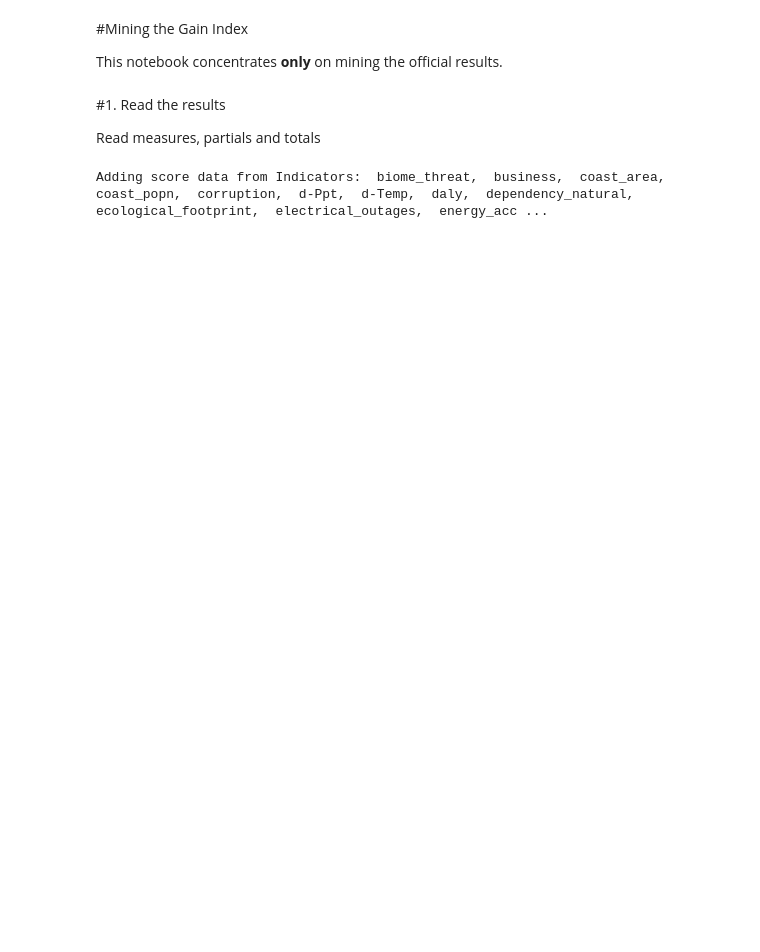
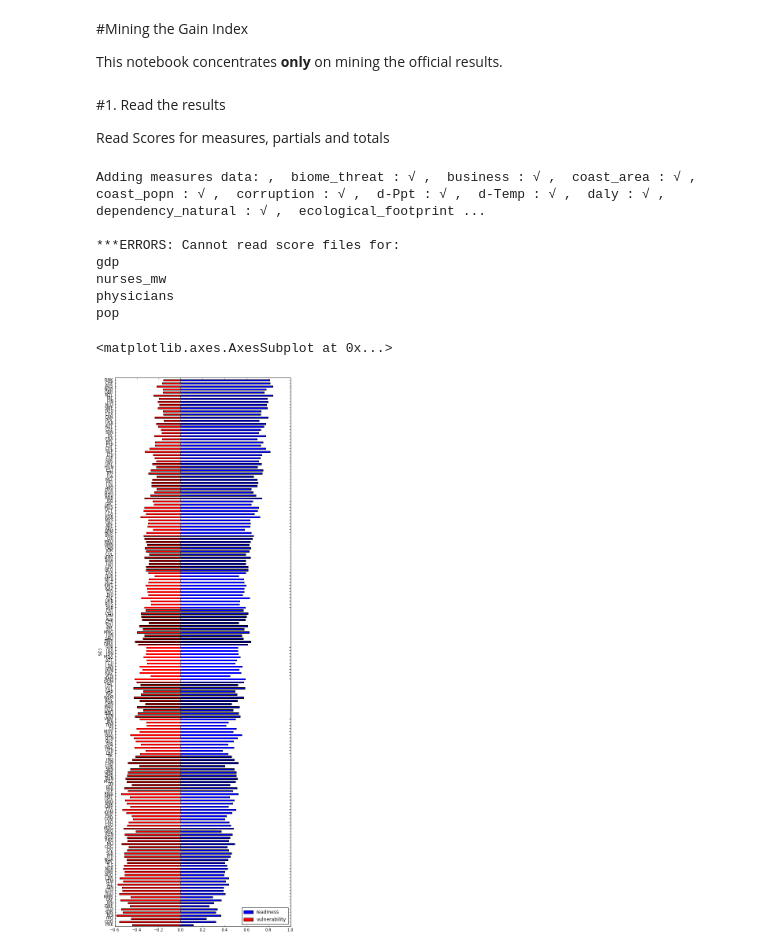
Before and after one commit to hkim16/Gain-Labs, a Jupyter notebook: Mining Gain.ipynb, the cells around one changed output. Cells and saved outputs as stored; diff of their text form; code cells hidden in the pictures; blank space fills up the shorter version.

Commit message:
R-V stack plot

```diff
--- a/Mining Gain.ipynb
+++ b/Mining Gain.ipynb
@@ -5,28 +5,73 @@ This notebook concentrates **only** on mining the official results.
 # %% [markdown]
 #1. Read the results
 
-Read measures, partials and totals
+Read Scores for measures, partials and totals
 # %%
+#TODO make this a fuinction
+import numpy as np
 import pandas as pd
 import os
-#Create a Panel (like a 3D Excel sheet)
-#take the gain as the template of rows and columns, z is measure
-gain=pd.read_table('resources/gain/gain.csv', sep=',')
-gain.index=gain['ISO3']
-scores=pd.Panel({'gain':gain})
-print 'Adding score data from Indicators: ',
-for measure in os.listdir('resources/indicators/'):
-    filein='resources/indicators/'+measure+'/score.csv'
+
+def read_gain_file_score(scores,measure,filein):
+    print ', ',measure,':',
+    filein_fix=filein.replace('resources','resources-fix')
     if os.path.exists(filein):
-        print measure+', ',
-        #Standarize csv before import, to avoid errors
-        filein_fix='resources/indicators/'+measure+'/score-fix.csv'
-        !in2csv -e macroman $filein > $filein_fix
+        if  not os.path.exists(filein_fix):
+            !in2csv -e macroman $filein > $filein_fix
+            print '≠',
+    try:
         measure_data= pd.read_table(filein_fix,sep=',')
-        os.remove(filein_fix)
         measure_data.index=measure_data['ISO3']
         scores[measure]=measure_data
+        print '√',
+    except:
+        print "Ø",
+        errors.append(measure)
 
-print 'Adding score data from Indicators: '
+
+
+def read_gain_scores():
+
+ #Create a Panel (like a 3D Excel sheet)
+ #take the gain as the template of rows and columns, z is measure
+ template=pd.read_table('resources/gain/gain.csv', sep=',')
+ template.index=template['ISO3']
+ scores=pd.Panel({'template':template})
+ print 'Adding measures data:',
+ for measure in os.listdir('resources/indicators/'):
+    filein='resources/indicators/'+measure+'/score.csv'
+    filein_fix='resources-fix/indicators/'+measure+'/score.csv'
+    read_gain_file_score(scores,measure,filein)
+
+ for partial in ['gain','readiness','vulnerability']:
+    read_gain_file_score(scores,partial,'resources/'+partial+'/'+partial+'.csv')
+
+ print '.\n'
+ print "***ERRORS: Cannot read score files for:"
+ for e in errors: print e
+ return scores
+
+
+errors=[]
+scores=read_gain_scores()
 # %% [output]
-Adding score data from Indicators:  biome_threat,  business,  coast_area,  coast_popn,  corruption,  d-Ppt,  d-Temp,  daly,  dependency_natural,  ecological_footprint,  electrical_outages,  energy_acc ...
+Adding measures data: ,  biome_threat : √ ,  business : √ ,  coast_area : √ ,  coast_popn : √ ,  corruption : √ ,  d-Ppt : √ ,  d-Temp : √ ,  daly : √ ,  dependency_natural : √ ,  ecological_footprint ...
+
+***ERRORS: Cannot read score files for:
+gdp
+nurses_mw
+physicians
+pop
+# %%
+year=scores.minor_xs('2011')
+year = year[pd.notnull(year['gain'])]
+year = year[pd.notnull(year['readiness'])]
+year = year[pd.notnull(year['vulnerability'])]
+year=year.sort_index(by='gain')
+rv=year[['readiness','vulnerability']]
+rv['vulnerability']*=-1
+# %%
+rv.plot(kind='barh', stacked=True, figsize=(8, 25))
+# %% [output]
+<matplotlib.axes.AxesSubplot at 0x...>
+[figure, added]
```
Also changed, not shown: parts of 2 cells of this notebook.
